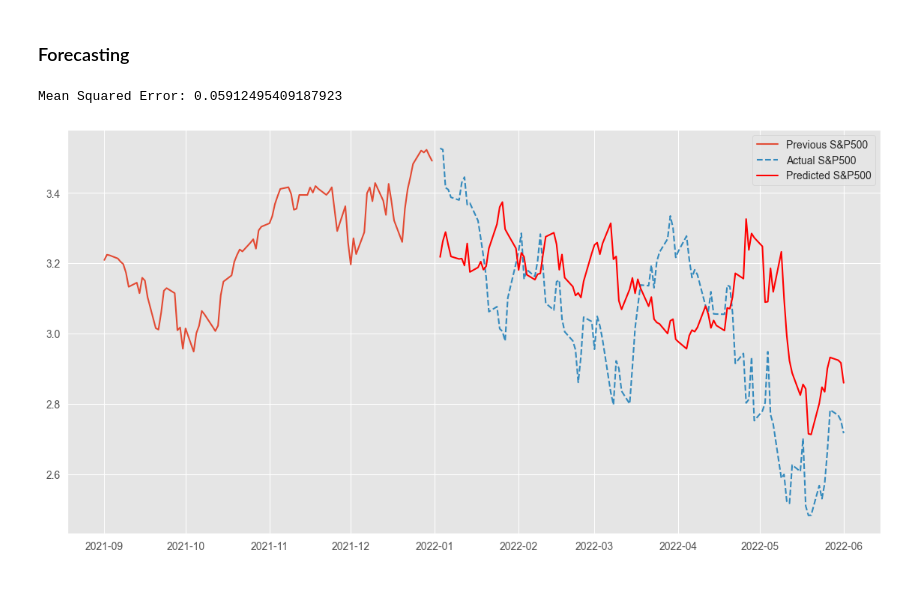
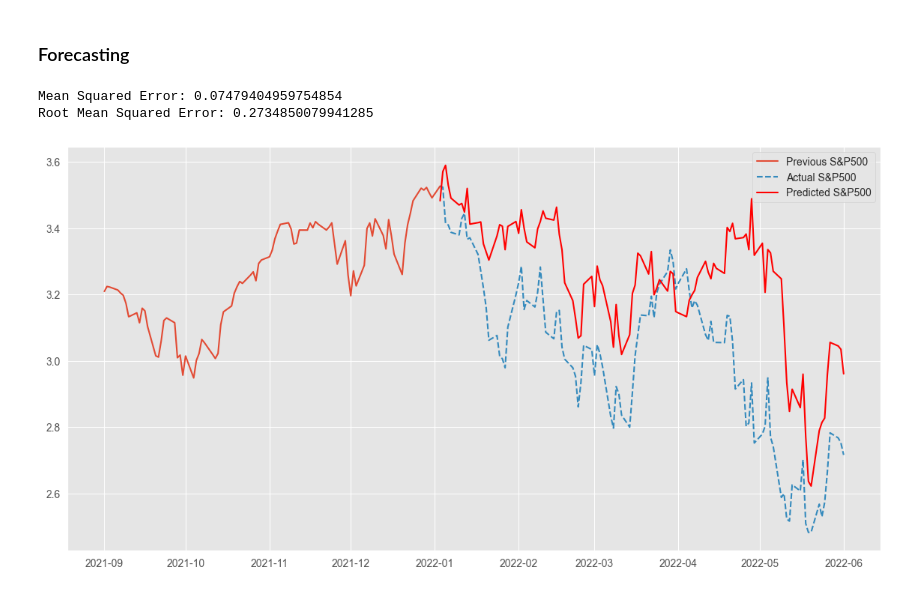
Before and after one commit to eddienubes/datascience-for-ek, a Jupyter notebook: project2/analysis.ipynb, the cells around one changed output. Drawn from its saved outputs; the diff is of its cells as text; code cells hidden in the pictures.

```diff
--- a/project2/analysis.ipynb
+++ b/project2/analysis.ipynb
@@ -76,7 +77,7 @@ scaled_data.head()
 # %% [markdown]
 ### Anomaly detection and removal with KNN
 # %%
-clf = KNN(contamination=0.2)
+clf = KNN(contamination=0.1)
 
 clf.fit(scaled_data)
 
@@ -164,13 +213,8 @@ plt.show()
 # %%
-X = cleaned_data[['djia_close', 'bonds_close', 'vix_close']]
-y = cleaned_data['snp_close']
-
 # Create polynomial features (combinations)
-degree = 2
+degree = 3
 poly = PolynomialFeatures(degree)
 X_poly = poly.fit_transform(X)
 
 model = LinearRegression()
-model.fit(X_poly, y)
-
-y_pred = model.predict(X_poly)
+model = model.fit(X_poly, y)
@@ -196,28 +227,31 @@ forecast_end_date = '2022-06-01'
 scaled_forecast_og_data = scaler.transform(merged_data)
 scaled_forecast_og_data = pd.DataFrame(scaled_forecast_og_data, columns=merged_data.columns, index=merged_data.index)
 
-future_X = scaled_forecast_og_data[forecast_start_date:forecast_end_date][['djia_close', 'bonds_close', 'vix_close']]
+future_X = scaled_forecast_og_data[forecast_start_date:forecast_end_date][['bonds_close', 'djia_close', 'vix_close']]
 
-degree = 2
-forecast_poly = PolynomialFeatures(degree)
-future_X_poly = forecast_poly.fit_transform(future_X)
+future_X_poly = poly.transform(future_X)
 
 y_pred = model.predict(future_X_poly)
+
+mse = mean_squared_error(scaled_forecast_og_data[forecast_start_date:forecast_end_date]['snp_close'], y_pred)
+rmse = np.sqrt(mean_squared_error(scaled_forecast_og_data[forecast_start_date:forecast_end_date]['snp_close'], y_pred))
+print('Mean Squared Error:', mse)
+print('Root Mean Squared Error:', rmse)
+# %% [output]
+Mean Squared Error: 0.07479404959754854
+Root Mean Squared Error: 0.2734850079941285
-# %%
-mse = mean_squared_error(scaled_forecast_og_data[forecast_start_date:forecast_end_date]['snp_close'], y_pred)
-print('Mean Squared Error:', mse)
-# %% [output]
-Mean Squared Error: 0.05912495409187923
 # %%
 og_backfill_start = '2021-09-01'
 og_backfill_data = scaled_forecast_og_data[og_backfill_start:forecast_start_date]['snp_close']
 og_comparison_data = scaled_forecast_og_data[forecast_start_date:forecast_end_date]['snp_close']
+
+og_backfill_data = pd.concat([og_backfill_data, og_comparison_data[:1]])
 
 plt.figure(figsize=(14, 7))
 plt.plot(og_backfill_data.index, og_backfill_data, label='Previous S&P500')
 plt.plot(og_comparison_data.index, og_comparison_data, label='Actual S&P500', linestyle='--')
 plt.plot(future_X.index, y_pred, label='Predicted S&P500', color='red')
 plt.legend()
 plt.show()
 # %% [output]
-[figure, old version]
+[figure, new version]
```
Also changed, not shown: parts of 14 cells of this notebook, 2 other files.
